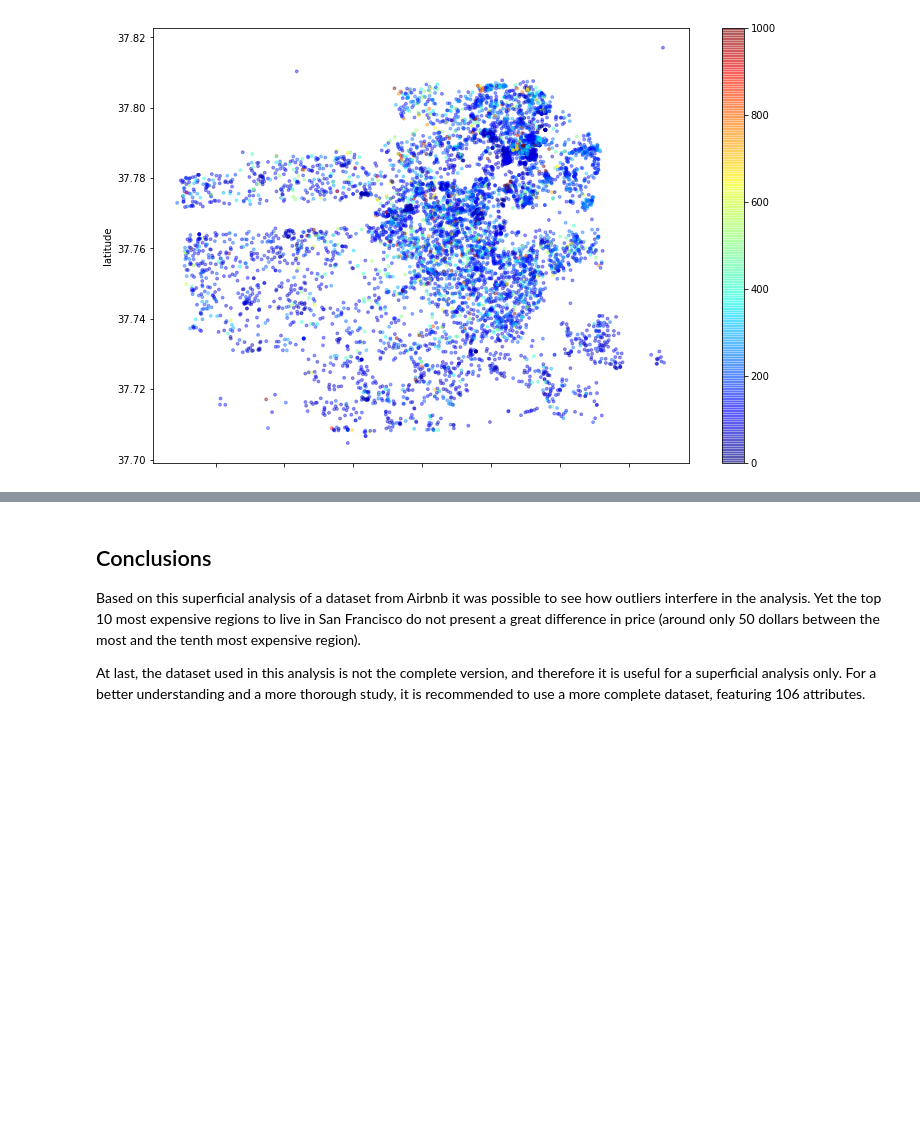
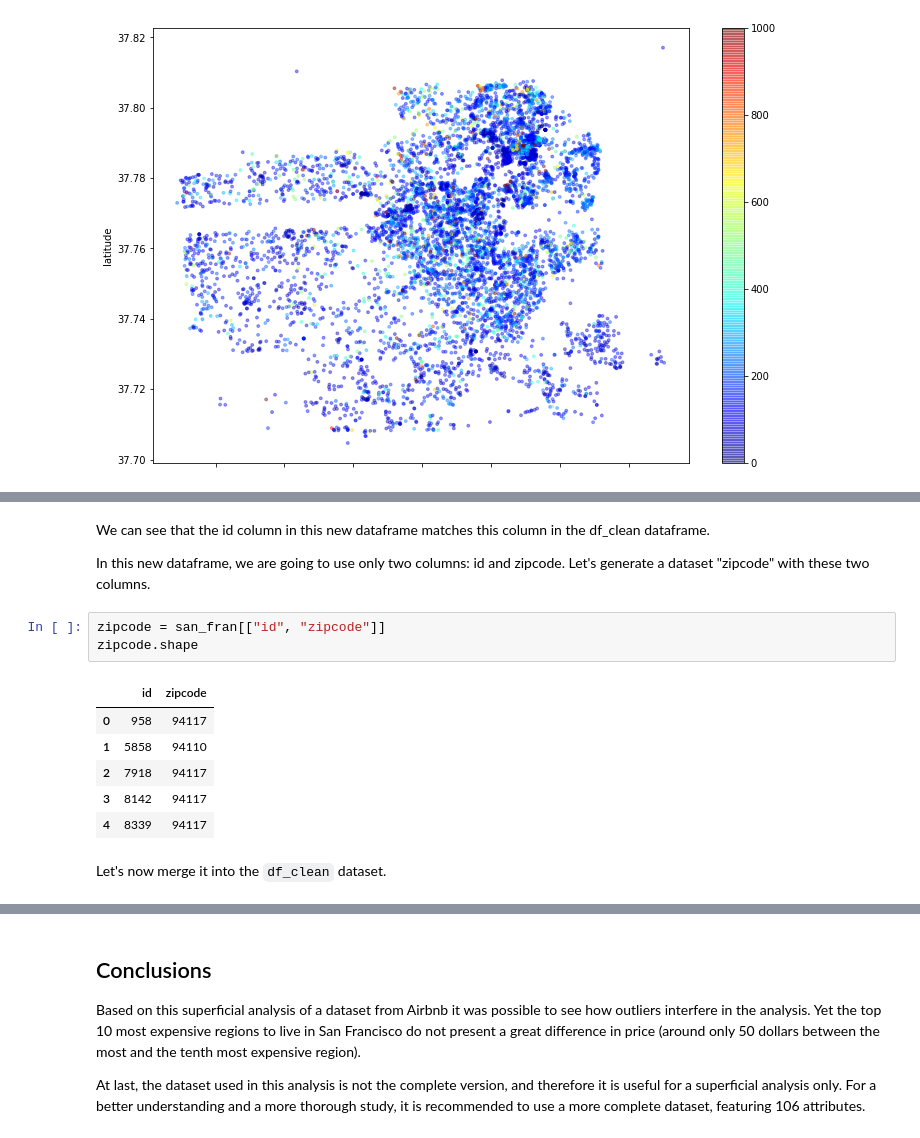
Before and after one commit to JoaoSiqueiraDS/Joao_Siqueira_Portifolio, a Jupyter notebook: [Template]_Analisando_os_Dados_do_Airbnb_V2.ipynb, the cells around one changed output, grey strips where cells are left out. Cells and saved outputs as stored; diff of their text form; blank space fills up the shorter version.

```diff
--- a/[Template]_Analisando_os_Dados_do_Airbnb_V2.ipynb
+++ b/[Template]_Analisando_os_Dados_do_Airbnb_V2.ipynb
@@ -291,0 +331,16 @@ df_clean.plot(kind="scatter", x = "longitude", y = "latitude", alpha = 0.4, c=df
+# %% [markdown]
+We can see that the id column in this new dataframe matches this column in the df_clean dataframe.
+
+In this new dataframe, we are going to use only two columns: id and zipcode. Let's generate a dataset "zipcode" with these two columns.
+# %%
+zipcode = san_fran[["id", "zipcode"]]
+zipcode.shape
+# %% [output]
+|  | id | zipcode |
+| 0 | 958 | 94117 |
+| 1 | 5858 | 94110 |
+| 2 | 7918 | 94117 |
+| 3 | 8142 | 94117 |
+| 4 | 8339 | 94117 |
+# %% [markdown]
+Let's now merge it into the `df_clean` dataset.
```
Also changed, not shown: parts of 16 cells of this notebook.
